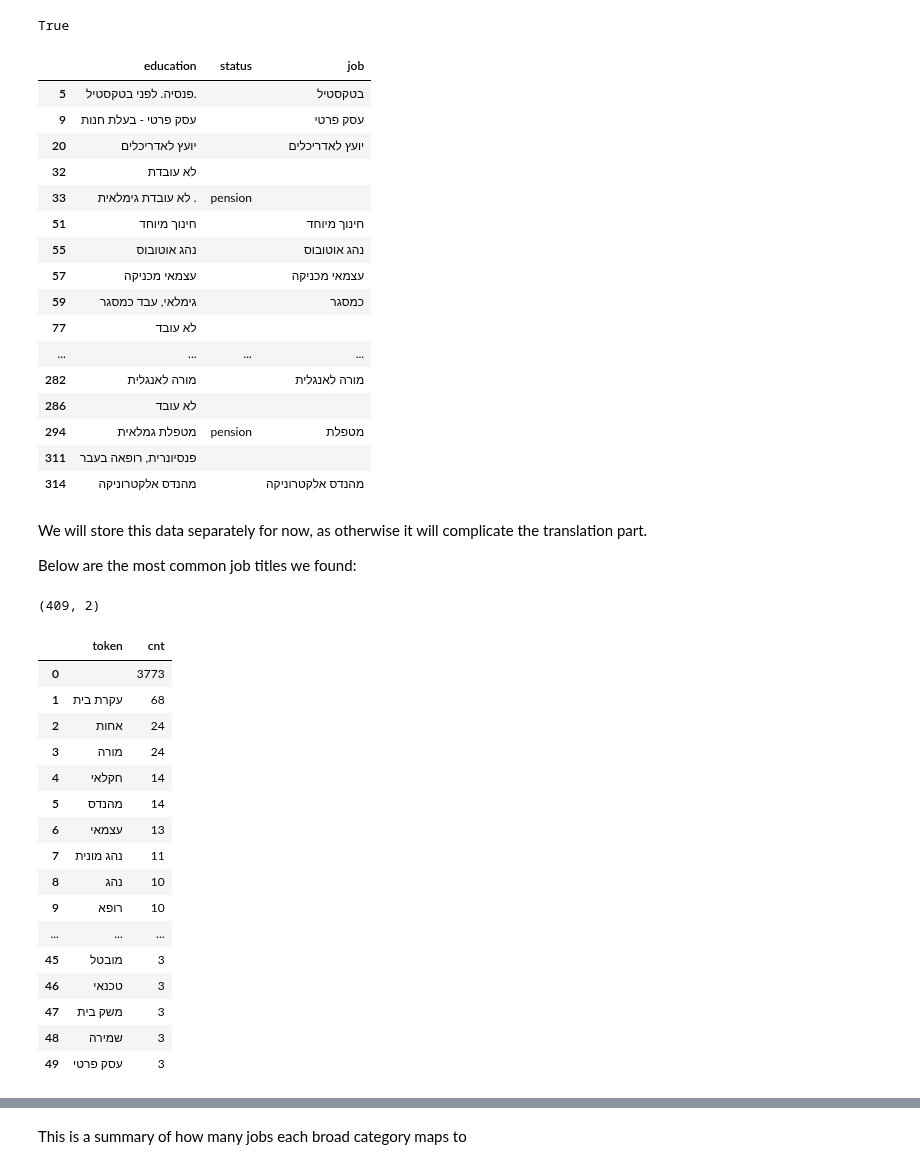
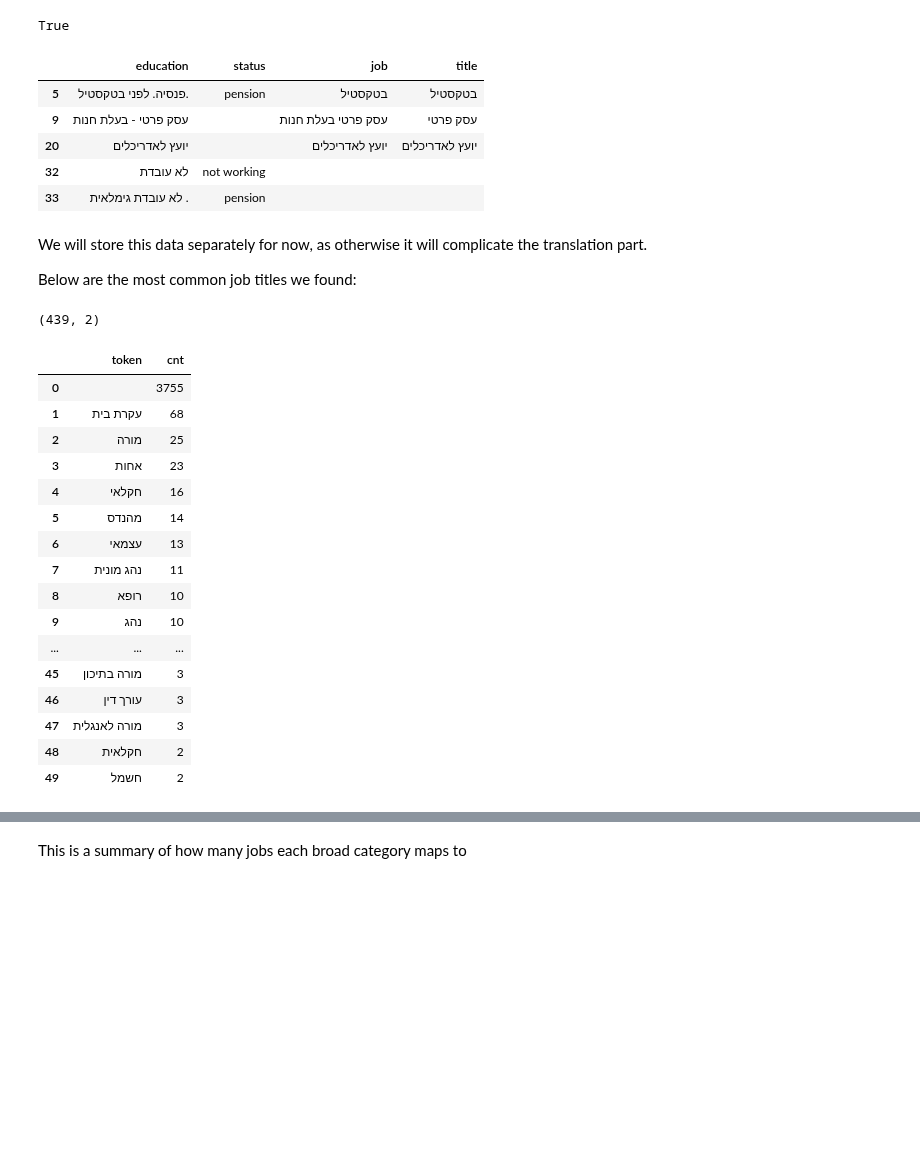
Before and after one commit to RyanWri/data-science2-lab-final-project, a Jupyter notebook: src/team_4/Task4.ipynb, the cells around one changed output, grey strips where cells are left out. Saved outputs shown, nothing was run; the diff lists cells and outputs as text; code cells hidden in the pictures; blank space fills up the shorter version.

```diff
--- a/src/team_4/Task4.ipynb
+++ b/src/team_4/Task4.ipynb
@@ -276,7 +276,7 @@ Also we extract status by searching for any instances of 'pension', 'not working
 def extract_clear(text):
     text = str(text)
     text = re.sub('\d+([,.]\d+)?', "", text).strip()
-    text = re.sub(r'"|(, |\. |,|\.|\\|- |-|\/|\+|\(|\))+', "", text).strip()
+    text = re.sub(r'(, |\. |,|\.|\\|- |-|\/|\+|\(|\))+', " ", text).strip()
     words = text.split(" ")
     job = []
     status=""
@@ -327,7 +327,8 @@ def ngrams(item, n=2):
     item = str(item)
     patt = r'(, |\. |,|\.|\\|- |-|\/|\+|\(|\))+'
     item = re.sub(patt, " ", item)
-    tokens = nltk.word_tokenize(item)
+    item = item.replace('"', '')
+    tokens = nltk.word_tokenize(item, preserve_line=True)
     return list(nltk.ngrams(tokens, n))
 # %%
 # extract all bigrams and trigrams from the entire job column
@@ -357,28 +358,17 @@ def best_ngram(job):
     return " ".join(gram)
 # %%
 applied_df = edu_data.apply(lambda row: best_ngram(row.job), axis='columns', result_type='expand')
-edu_data["job"] = applied_df
+edu_data["title"] = applied_df
 # %%
 test = edu_data[edu_data.education.str.contains(" ")]
-test[:50]
+test.head()
 # %% [output]
-|  | education | status | job |
-| 5 | פנסיה. לפני בטקסטיל. |  | בטקסטיל |
-| 9 | עסק פרטי - בעלת חנות |  | עסק פרטי |
-| 20 | יועץ לאדריכלים |  | יועץ לאדריכלים |
-| 32 | לא עובדת |  |  |
-| 33 | לא עובדת גימלאית . | pension |  |
-| 51 | חינוך מיוחד |  | חינוך מיוחד |
-| 55 | נהג אוטובוס |  | נהג אוטובוס |
-| 57 | עצמאי מכניקה |  | עצמאי מכניקה |
-| 59 | גימלאי, עבד כמסגר |  | כמסגר |
-| 77 | לא עובד |  |  |
-| ... | ... | ... | ... |
-| 282 | מורה לאנגלית |  | מורה לאנגלית |
-| 286 | לא עובד |  |  |
-| 294 | מטפלת גמלאית | pension | מטפלת |
-| 311 | פנסיונרית, רופאה בעבר |  |  |
-| 314 | מהנדס אלקטרוניקה |  | מהנדס אלקטרוניקה |
+|  | education | status | job | title |
+| 5 | פנסיה. לפני בטקסטיל. | pension | בטקסטיל | בטקסטיל |
+| 9 | עסק פרטי - בעלת חנות |  | עסק פרטי בעלת חנות | עסק פרטי |
+| 20 | יועץ לאדריכלים |  | יועץ לאדריכלים | יועץ לאדריכלים |
+| 32 | לא עובדת | not working |  |  |
+| 33 | לא עובדת גימלאית . | pension |  |  |
 # %% [markdown]
 We will store this data separately for now, as otherwise it will complicate the translation part.
 
@@ -391,24 +381,24 @@ alljobs = wc.sort_values("cnt",ascending=False).reset_index(drop=True)
 print(alljobs.shape)
 alljobs[:50]
 # %% [output]
-(409, 2)
+(439, 2)
 |  | token | cnt |
-| 0 |  | 3773 |
+| 0 |  | 3755 |
 | 1 | עקרת בית | 68 |
-| 2 | אחות | 24 |
-| 3 | מורה | 24 |
-| 4 | חקלאי | 14 |
+| 2 | מורה | 25 |
+| 3 | אחות | 23 |
+| 4 | חקלאי | 16 |
 | 5 | מהנדס | 14 |
 | 6 | עצמאי | 13 |
 | 7 | נהג מונית | 11 |
-| 8 | נהג | 10 |
-| 9 | רופא | 10 |
+| 8 | רופא | 10 |
+| 9 | נהג | 10 |
 | ... | ... | ... |
-| 45 | מובטל | 3 |
-| 46 | טכנאי | 3 |
-| 47 | משק בית | 3 |
-| 48 | שמירה | 3 |
-| 49 | עסק פרטי | 3 |
+| 45 | מורה בתיכון | 3 |
+| 46 | עורך דין | 3 |
+| 47 | מורה לאנגלית | 3 |
+| 48 | חקלאית | 2 |
+| 49 | חשמל | 2 |
 # %%
 #alljobs.to_csv("alljobs.csv", index = False)
 # %% [markdown]
```
Also changed, not shown: parts of 17 cells of this notebook, 3 other files.
